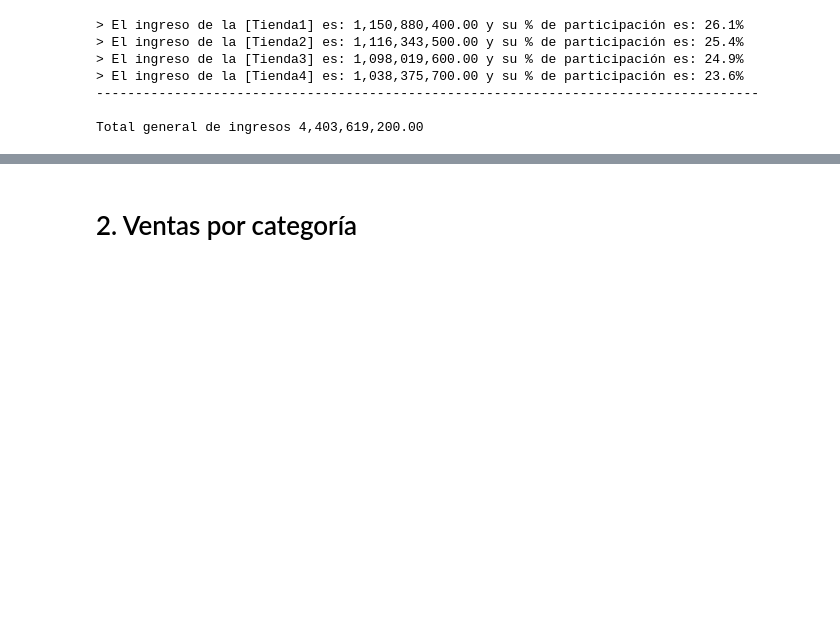
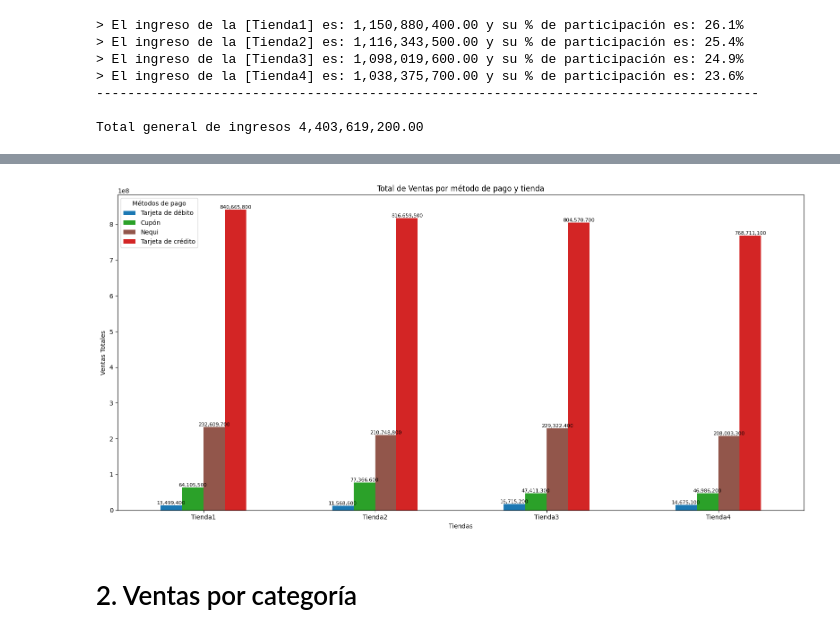
Before and after one commit to MyAppsTest/AnalisisTiendasDonJuan, a Jupyter notebook: AluraStoreLatam.ipynb, the cells around one changed output, grey strips where cells are left out. Saved outputs shown, nothing was run; the diff lists cells and outputs as text; code cells hidden in the pictures; blank space fills up the shorter version.

```diff
--- a/AluraStoreLatam.ipynb
+++ b/AluraStoreLatam.ipynb
@@ -97,3 +98,52 @@ plt.show()
+# %%
+import matplotlib.pyplot as plt
+
+colores = ['#1B78B3', '#2BA129', '#92564B', '#D32525', '#9866C3', '#FE7C0B', '#7E7E7E', '#EB74C3']
+
+tienda['tienda']="Tienda1"
+tienda2['tienda']="Tienda2"
+tienda3['tienda']="Tienda3"
+tienda4['tienda']="Tienda4"
+
+tiendas_juan=pd.concat([tienda, tienda2, tienda3, tienda4], ignore_index=True)
+tiendas_juan = tiendas_juan.rename(columns={'Método de pago': 'metodo_pago'})
+ventas_por_tienda=tiendas_juan.groupby(['tienda', 'metodo_pago'])['Precio'].sum().reset_index()
+ventas_por_tienda.columns = ["tienda","metodo_pago", "Precio"]
+
+ventas_por_tienda=ventas_por_tienda.sort_values(by=['tienda','Precio'], ascending=[True,True])
+
+orden_metodos = ventas_por_tienda.groupby('metodo_pago')['Precio'].sum().sort_values(ascending=True).index.tolist()
+
+df_pivot = ventas_por_tienda.pivot(index='tienda', columns='metodo_pago', values='Precio')
+
+df_pivot = df_pivot[orden_metodos]
+
+ax=df_pivot.plot(kind='bar', figsize=(16, 8), legend=True, color=colores)
+
+for container in ax.containers:
+    for bar in container:
+        height = bar.get_height()
+        if not pd.isna(height):
+            ax.text(
+                bar.get_x() + bar.get_width() / 2,
+                height,
+                f"{height:,.0f}",
+                ha='center',
+                va='bottom',
+                rotation=0,
+                fontsize=8,
+                color='black'
+            )
+
+plt.title("Total de Ventas por método de pago y tienda")
+plt.xlabel("Tiendas")
+plt.ylabel("Ventas Totales")
+plt.legend(title="Métodos de pago")
+plt.xticks(rotation=0)
+plt.tight_layout()
+plt.show()
+# %% [output]
+[figure, added]
 # %% [markdown]
 # 2. Ventas por categoría
 # %%
```
Also changed, not shown: parts of 3 cells of this notebook.
